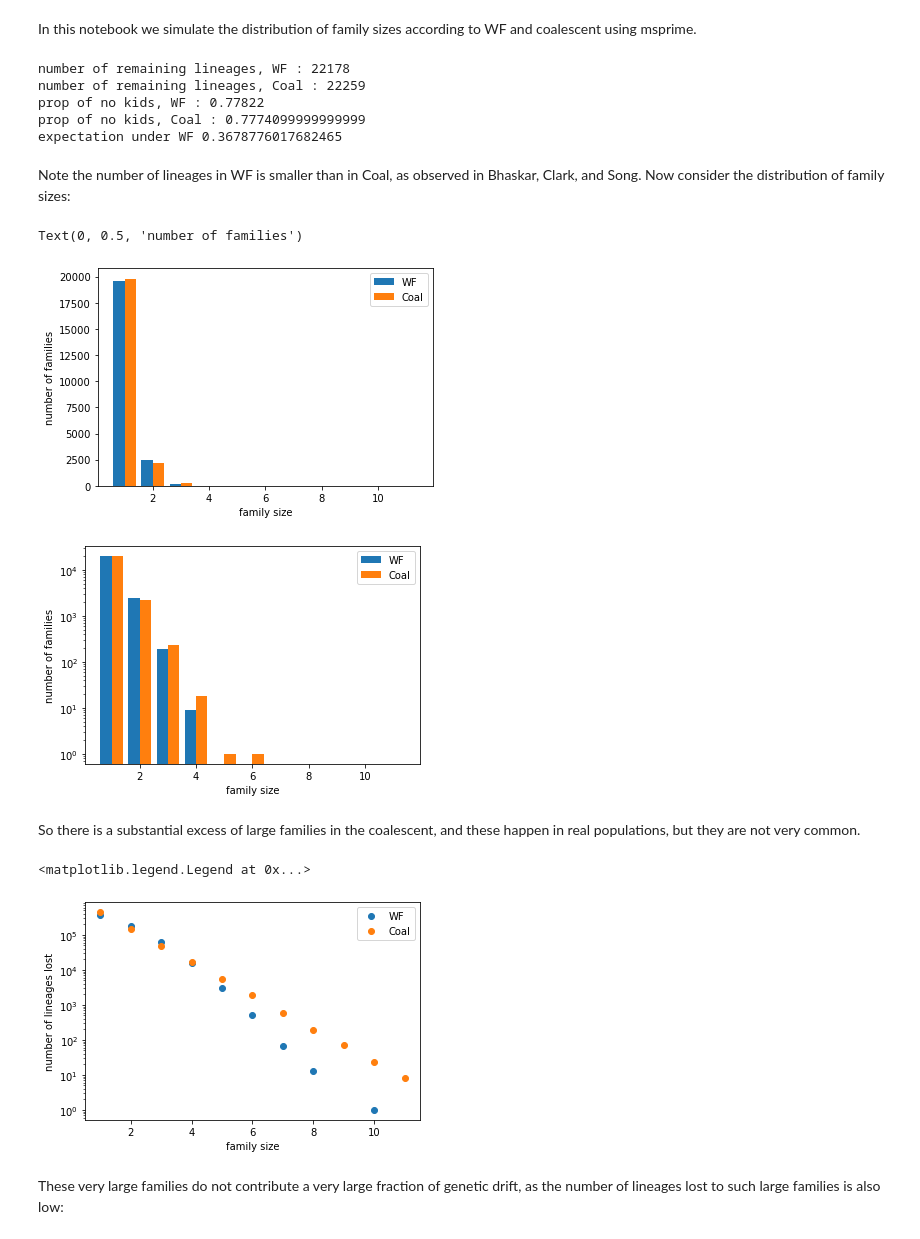
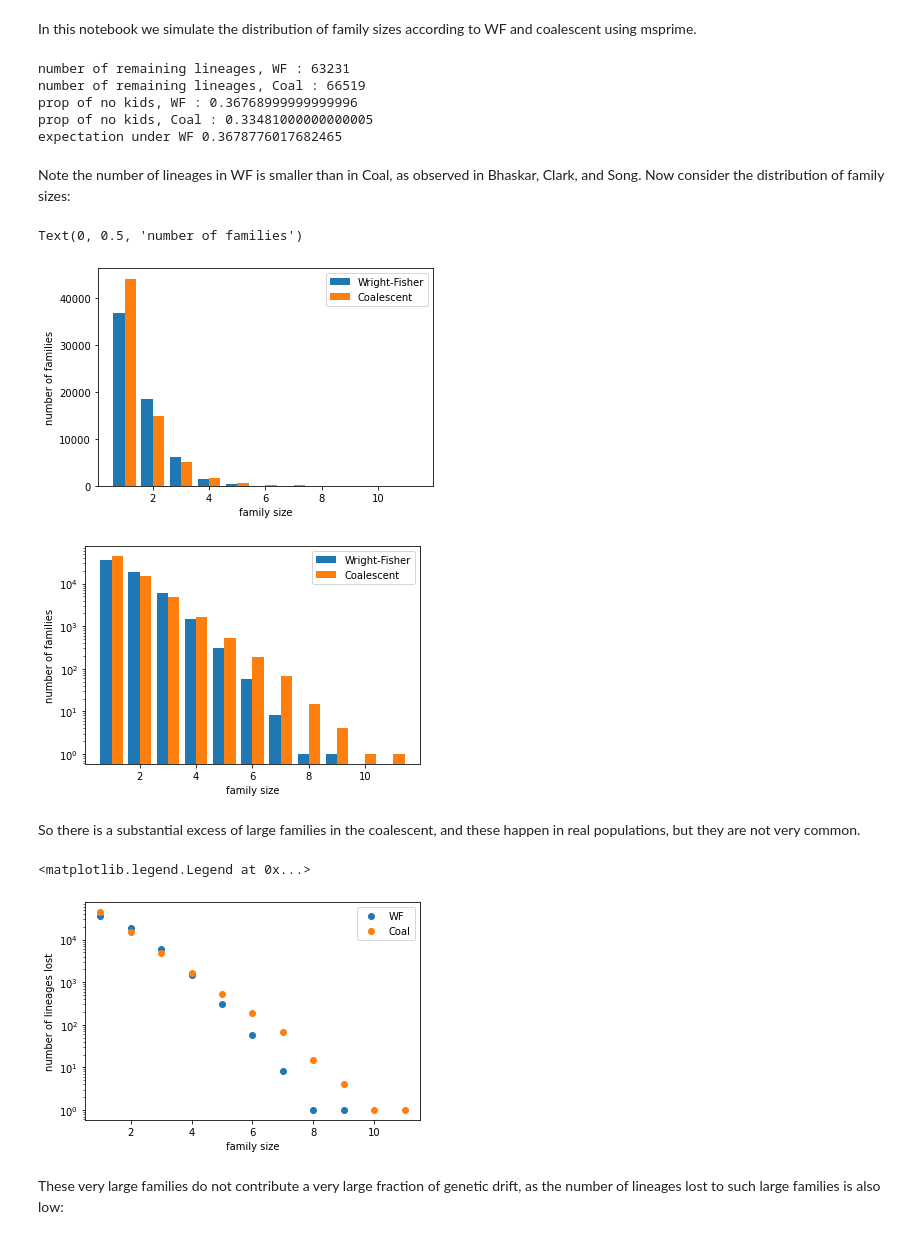
Before and after one commit to ivan-krukov/taming-strong-selection, a Jupyter notebook: simulate_family_size.ipynb, the cells around one changed output. Cells and saved outputs as stored; diff of their text form; code cells hidden in the pictures.

Commit message:
save figure

```diff
--- a/simulate_family_size.ipynb
+++ b/simulate_family_size.ipynb
@@ -10,7 +10,7 @@ import seaborn
 msprime.simulate?
 # %%
 popsize = 100000 #haploid
-sample_size = popsize//4
+sample_size = popsize
 endtime = 1+1e-8 #we want to make sure that Wright-Fisher stops just after the generation
 
 
@@ -29,31 +29,34 @@ print("prop of no kids, WF :", 1- len(fam_sizesWF)/popsize )
 print("prop of no kids, Coal :", 1- len(fam_sizesCoal)/popsize )
 print("expectation under WF", (1-1/popsize)**popsize )
 # %% [output]
-number of remaining lineages, WF : 22178
-number of remaining lineages, Coal : 22259
-prop of no kids, WF : 0.77822
-prop of no kids, Coal : 0.7774099999999999
+number of remaining lineages, WF : 63231
+number of remaining lineages, Coal : 66519
+prop of no kids, WF : 0.36768999999999996
+prop of no kids, Coal : 0.33481000000000005
 expectation under WF 0.3678776017682465
 # %% [markdown]
 Note the number of lineages in WF is smaller than in Coal, as observed in Bhaskar, Clark, and Song. Now consider the distribution of family sizes:
 # %%
-hists = plt.hist([fam_sizesWF,fam_sizesCoal],bins = np.arange(0.5,12,1),label = ("WF","Coal"),log = False)
+labels = ("Wright-Fisher","Coalescent")
+hists = plt.hist([fam_sizesWF,fam_sizesCoal],bins = np.arange(0.5,12,1), label = labels,
+                 log = False)
 histWF = hists[0][0]
 histCoal = hists[0][1]
 plt.legend(loc = "upper right")
 plt.xlabel("family size")
 plt.ylabel("number of families")
 plt.figure(2)
-hists = plt.hist([fam_sizesWF,fam_sizesCoal],bins = np.arange(0.5,12,1),label = ("WF","Coal"),log = True)
+hists = plt.hist([fam_sizesWF,fam_sizesCoal],bins = np.arange(0.5,12,1), label = labels,
+                 log = True)
 histWF = hists[0][0]
 histCoal = hists[0][1]
 plt.legend(loc = "upper right")
 plt.xlabel("family size")
 plt.ylabel("number of families")
 # %% [output]
 Text(0, 0.5, 'number of families')
-[figure, old version]
+[figure, new version]
-[figure, old version]
+[figure, new version]
 # %% [markdown]
 So there is a substantial excess of large families in the coalescent, and these happen in real populations, but they are not very common.
 # %%
@@ -66,7 +69,7 @@ plt.ylabel("number of lineages lost")
 plt.legend(loc = "upper right")
 # %% [output]
 <matplotlib.legend.Legend at 0x...>
-[figure, old version]
+[figure, new version]
 # %% [markdown]
 These very large families do not contribute a very large fraction of genetic drift, as the number of lineages lost to such large families is also low:
 # %%
```
Also changed, not shown: parts of 5 cells of this notebook.
